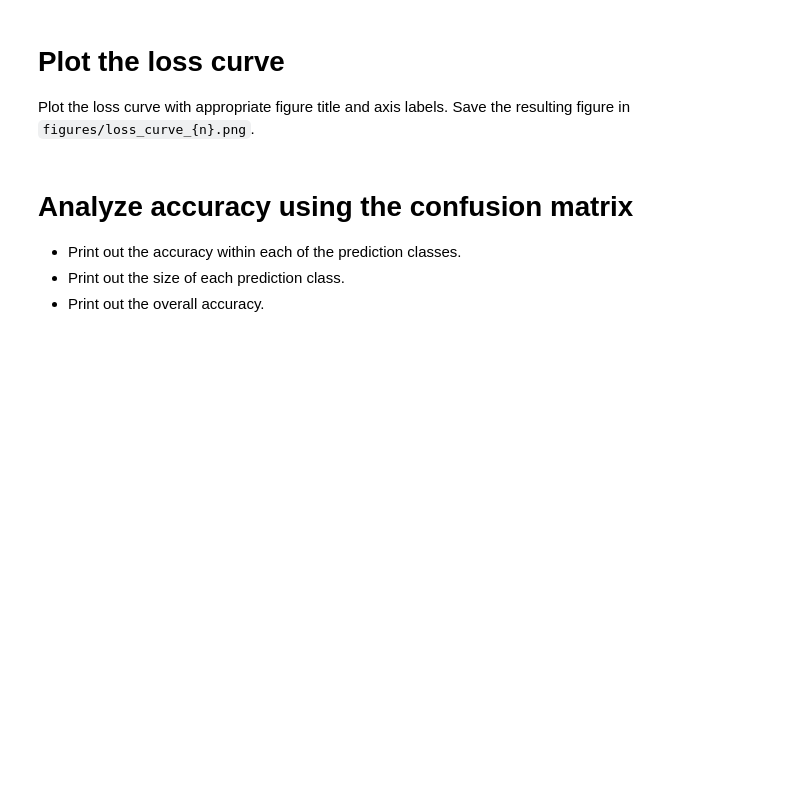
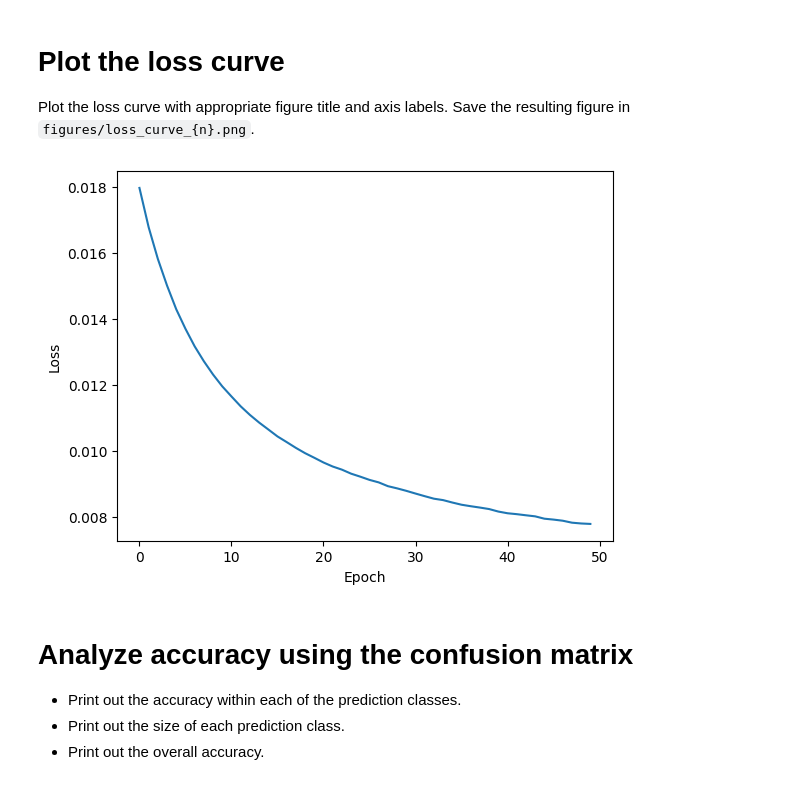
Before and after one commit to agolan12/Math-480, a Jupyter notebook: 6_25_2024_parenthesization_pytorch/main.ipynb, the cells around one changed output. Drawn from its saved outputs; the diff is of its cells as text; code cells hidden in the pictures; blank space fills up the shorter version.

```diff
--- a/6_25_2024_parenthesization_pytorch/main.ipynb
+++ b/6_25_2024_parenthesization_pytorch/main.ipynb
@@ -34,8 +33,3 @@ NameError: name 'ParenthesizationModel' is not defined
 * Record the loss values in a list so that it can be plotted in the cell below.
 * After training, call `evaluate_model` to get the confusion matrix.
 * Save the model as `models/linear_model_{n}.pt`.
-# %%
-loss = []
-for epoch in range(epochs):
-    # TODO
-    print("Epoch: ", epoch, " Loss: ", train_one_epoch(train_dataloader, model, loss_fn, optimizer))
@@ -59,0 +36,12 @@ Epoch:  49  Loss:  0.0
+# %%
+losses = []
+for epoch in range(epochs):
+    # TODO
+    loss = train_one_epoch(train_dataloader, model, loss_fn, optimizer)
+    print("Epoch: ", epoch, " Loss: ", loss)
+    losses.append(loss)
+print(losses)
+evaluate_model(model, test_dataset)
+if not os.path.exists("models"):
+    os.mkdir("models")
+torch.save(model.state_dict(), "models/linear_model_7.pt")
@@ -65,3 +69,12 @@ Plot the loss curve with appropriate figure title and axis labels. Save the resu
+# %%
+if not os.path.exists("figures"):
+    os.mkdir("figures")
+plt.plot(losses)
+plt.xlabel("Epoch")
+plt.ylabel("Loss")
+plt.savefig("figures/loss_curve_7.png")
+# %% [output]
+[figure, added]
 # %% [markdown]
 # Analyze accuracy using the confusion matrix
 - Print out the accuracy within each of the prediction classes.
```
Also changed, not shown: parts of 11 cells of this notebook.
